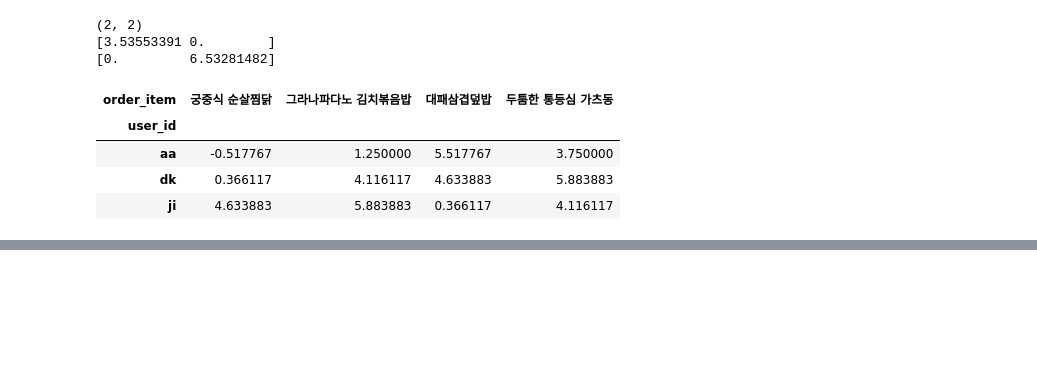
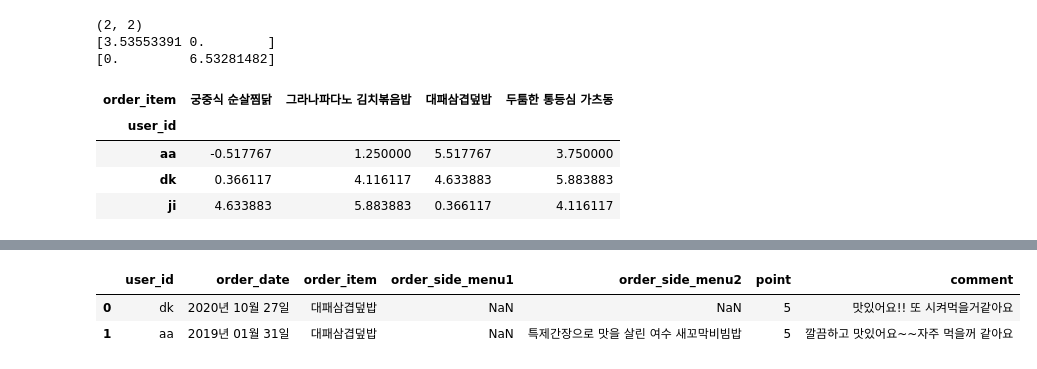
Before and after one commit to lee-dk/Final_Project, a Jupyter notebook: yogiyo/yogiyo.ipynb, the cells around one changed output, grey strips where cells are left out. Drawn from its saved outputs; the diff is of its cells as text; code cells hidden in the pictures; blank space fills up the shorter version.

```diff
--- a/yogiyo/yogiyo.ipynb
+++ b/yogiyo/yogiyo.ipynb
@@ -338,0 +335,8 @@ predictions.head(10)
+# %%
+predictions.drop('index', axis=1, inplace=True)
+#predictions.point.sort_values(ascending=False)
+predictions.head(10)
+# %% [output]
+|  | user_id | order_date | order_item | order_side_menu1 | order_side_menu2 | point | comment |
+| 0 | dk | 2020년 10월 27일 | 대패삼겹덮밥 | NaN | NaN | 5 | 맛있어요!! 또 시켜먹을거같아요 |
+| 1 | aa | 2019년 01월 31일 | 대패삼겹덮밥 | NaN | 특제간장으로 맛을 살린 여수 새꼬막비빔밥 | 5 | 깔끔하고 맛있어요~~자주 먹을꺼 같아요 |
```
Also changed, not shown: parts of 3 cells of this notebook.
